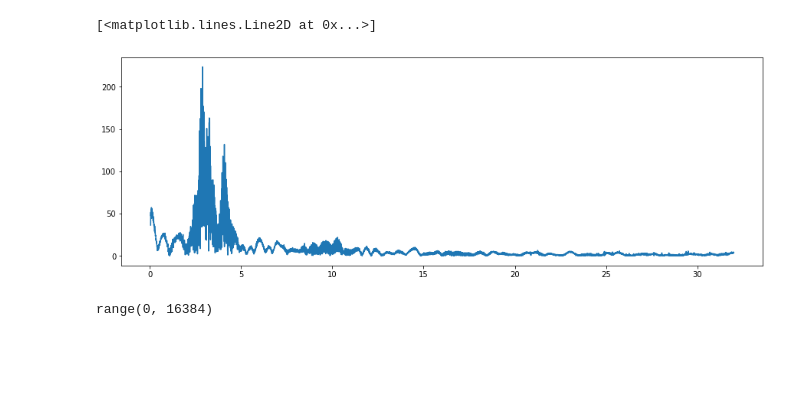
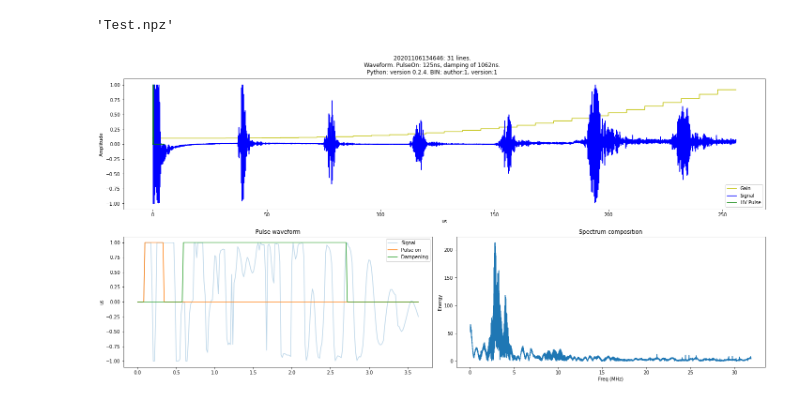
Before and after one commit to kelu124/echomods, a Jupyter notebook: matty/20201104a/20201104a.ipynb, the cells around one changed output. Cells and saved outputs as stored; diff of their text form; code cells hidden in the pictures; blank space fills up the shorter version.

```diff
--- a/matty/20201104a/20201104a.ipynb
+++ b/matty/20201104a/20201104a.ipynb
@@ -32,11 +45,10 @@ plt.plot(t,x[0])
-# %%
-f = [k*64/len(x[0]) for k in range(len(x[0]))]
-FFT = np.abs(np.fft.fft(x[0]))
-plt.plot(f[10:len(FFT)//2],FFT[10:len(FFT)//2])
-# %% [output]
-[<matplotlib.lines.Line2D at 0x...>]
-[figure, removed]
-# %%
-range(len(x[0]))
-# %% [output]
-range(0, 16384)
+# %%
+fpga.save("Test")
+# %% [output]
+'Test.npz'
+# %%
+plot = USB.FView()
+# %%
+plot.readfile('Test.npz')
+# %% [output]
+[figure, added]
```
Also changed, not shown: parts of 6 cells of this notebook, 20 other files.
